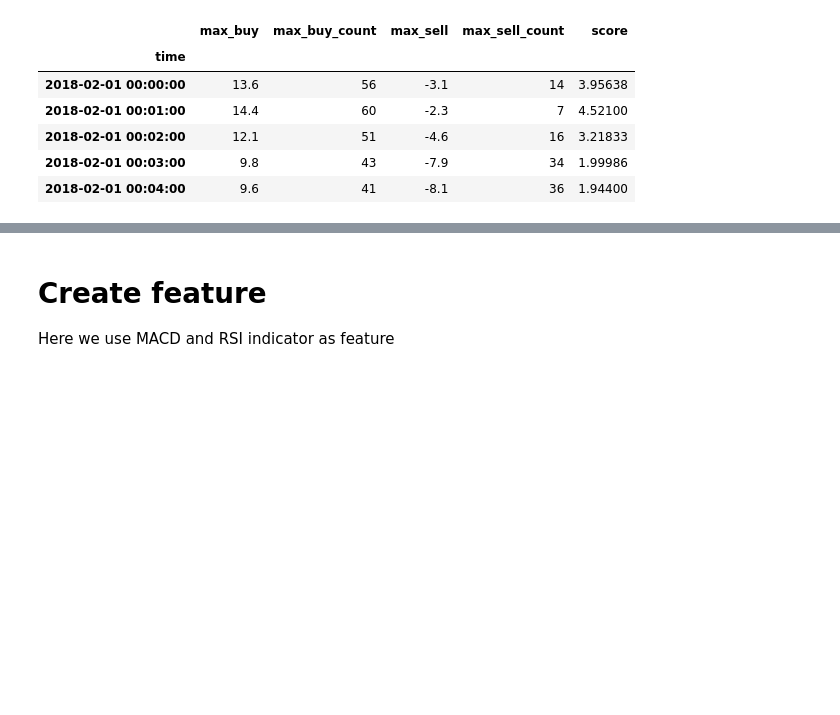
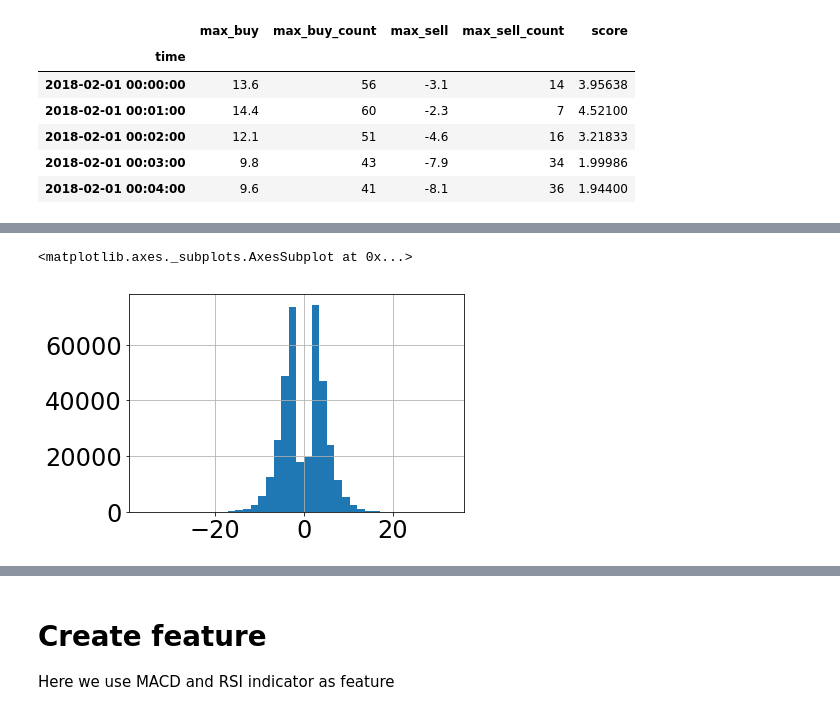
Before and after one commit to lorne-luo/ironman, a Jupyter notebook: mark1/step 2 - feature enginering.ipynb, the cells around one changed output, grey strips where cells are left out. Saved outputs shown, nothing was run; the diff lists cells and outputs as text; code cells hidden in the pictures; blank space fills up the shorter version.

Commit message:
evaluate score

```diff
--- a/mark1/step 2 - feature enginering.ipynb
+++ b/mark1/step 2 - feature enginering.ipynb
@@ -220,0 +248,5 @@ profit_df.head(5)
+# %%
+merge_df['score'].hist(bins=40)
+# %% [output]
+<matplotlib.axes._subplots.AxesSubplot at 0x...>
+[figure, added]
```
Also changed, not shown: parts of 4 cells of this notebook.
